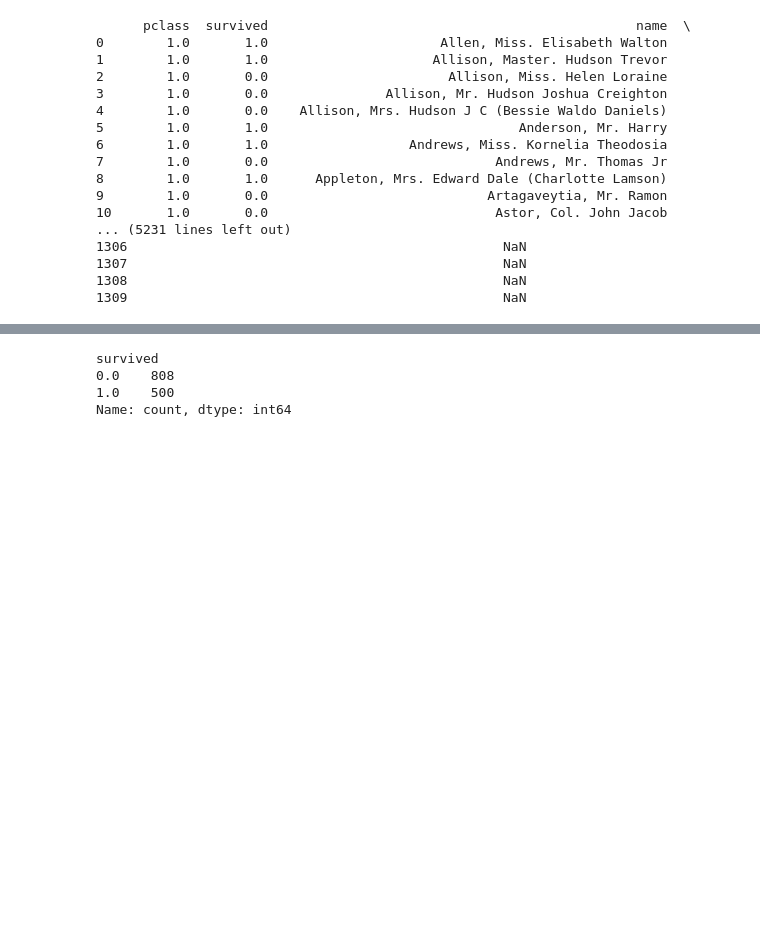
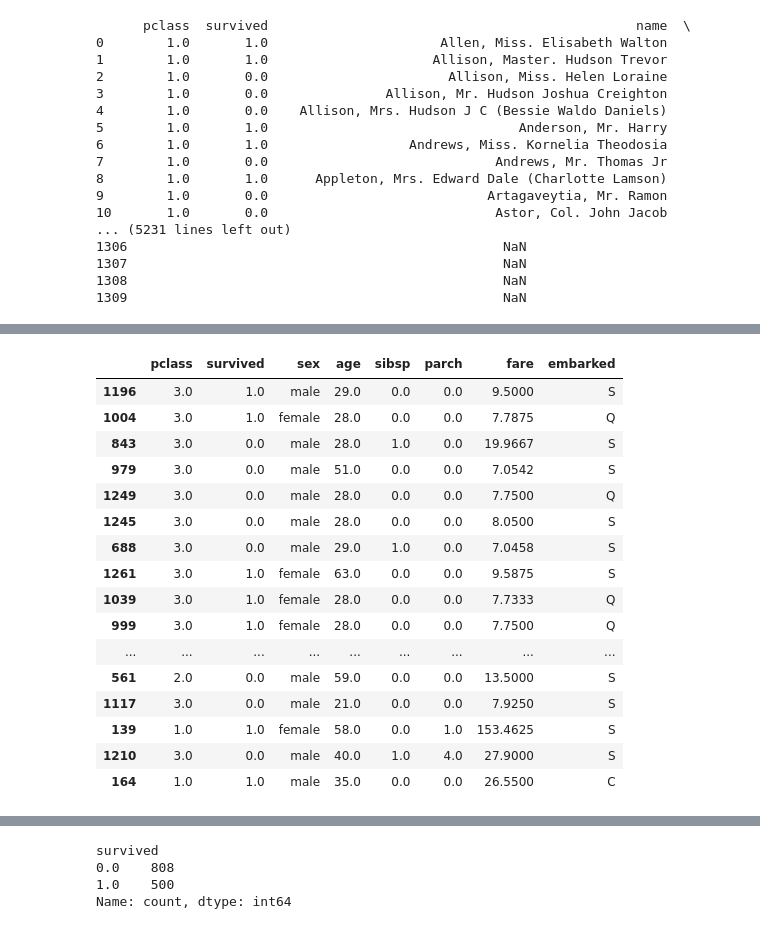
Before and after one commit to ArturoAntonioSotoOsornio/DMUNAM2025, a Jupyter notebook: Practica_3/proceso_ML_clasificacion.ipynb, the cells around one changed output, grey strips where cells are left out. Saved outputs shown, nothing was run; the diff lists cells and outputs as text; code cells hidden in the pictures; blank space fills up the shorter version.

```diff
--- a/Practica_3/proceso_ML_clasificacion.ipynb
+++ b/Practica_3/proceso_ML_clasificacion.ipynb
@@ -147,0 +229,4 @@ dtype: float64
+# %%
+columna_ee = ['name', 'ticket']
+
+df = df.drop(columna_ee, axis=1)
@@ -147,0 +246,20 @@ dtype: float64
+# %%
+df.sample(n=30)
+# %% [output]
+|  | pclass | survived | sex | age | sibsp | parch | fare | embarked |
+| 1196 | 3.0 | 1.0 | male | 29.0 | 0.0 | 0.0 | 9.5000 | S |
+| 1004 | 3.0 | 1.0 | female | 28.0 | 0.0 | 0.0 | 7.7875 | Q |
+| 843 | 3.0 | 0.0 | male | 28.0 | 1.0 | 0.0 | 19.9667 | S |
+| 979 | 3.0 | 0.0 | male | 51.0 | 0.0 | 0.0 | 7.0542 | S |
+| 1249 | 3.0 | 0.0 | male | 28.0 | 0.0 | 0.0 | 7.7500 | Q |
+| 1245 | 3.0 | 0.0 | male | 28.0 | 0.0 | 0.0 | 8.0500 | S |
+| 688 | 3.0 | 0.0 | male | 29.0 | 1.0 | 0.0 | 7.0458 | S |
+| 1261 | 3.0 | 1.0 | female | 63.0 | 0.0 | 0.0 | 9.5875 | S |
+| 1039 | 3.0 | 1.0 | female | 28.0 | 0.0 | 0.0 | 7.7333 | Q |
+| 999 | 3.0 | 1.0 | female | 28.0 | 0.0 | 0.0 | 7.7500 | Q |
+| ... | ... | ... | ... | ... | ... | ... | ... | ... |
+| 561 | 2.0 | 0.0 | male | 59.0 | 0.0 | 0.0 | 13.5000 | S |
+| 1117 | 3.0 | 0.0 | male | 21.0 | 0.0 | 0.0 | 7.9250 | S |
+| 139 | 1.0 | 1.0 | female | 58.0 | 0.0 | 1.0 | 153.4625 | S |
+| 1210 | 3.0 | 0.0 | male | 40.0 | 1.0 | 4.0 | 27.9000 | S |
+| 164 | 1.0 | 1.0 | male | 35.0 | 0.0 | 0.0 | 26.5500 | C |
```
Also changed, not shown: parts of 51 cells of this notebook.
